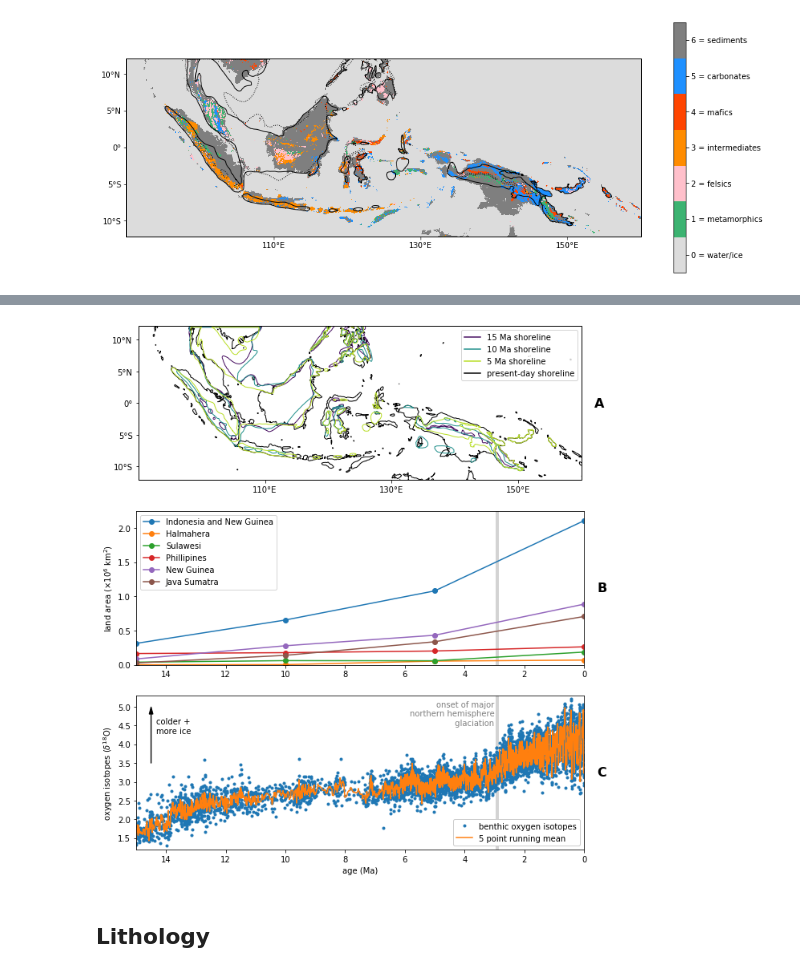
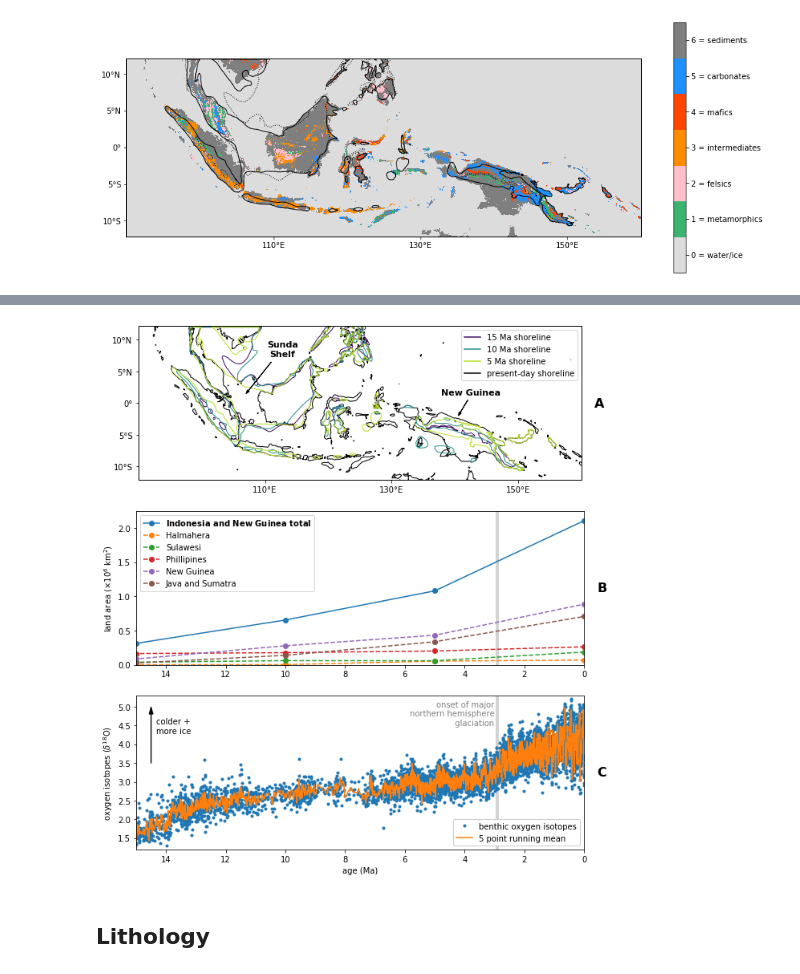
Before and after one commit to Swanson-Hysell-Group/GEOCLIM_Modern, a Jupyter notebook: Code/Notebooks/figures.ipynb, the cells around one changed output, grey strips where cells are left out. Drawn from its saved outputs; the diff is of its cells as text; code cells hidden in the pictures.

Commit message:
minor edits to figures, update references

```diff
--- a/Code/Notebooks/figures.ipynb
+++ b/Code/Notebooks/figures.ipynb
@@ -250,7 +250,18 @@ line_15Ma = mlines.Line2D([], [], color='#470E61FF', linestyle='-')
 line_10Ma = mlines.Line2D([], [], color='#21908CFF', linestyle='-')
 line_5Ma = mlines.Line2D([], [], color='#B9DE28FF', linestyle='-')
 line_0Ma = mlines.Line2D([], [], color='black', linestyle='-')
-plt.legend(handles=[line_15Ma,line_10Ma,line_5Ma,line_0Ma],labels=['15 Ma shoreline','10 Ma shoreline','5 Ma shoreline','present-day shoreline'])
+plt.legend(handles=[line_15Ma,line_10Ma,line_5Ma,line_0Ma],
+           labels=['15 Ma shoreline','10 Ma shoreline','5 Ma shoreline','present-day shoreline'])
+
+ax0.arrow(111,6.5,-4,-5,
+          shape='full', width=0.01, head_width=0.4, fc='k', length_includes_head=True)
+ax0.text(0.325, 0.85, 'Sunda\nShelf', fontsize=11, fontweight='bold',
+         horizontalalignment='center', verticalalignment='center', transform=ax0.transAxes)
+
+ax0.arrow(142,0.5,-1.5,-2.5,
+          shape='full', width=0.01, head_width=0.4, fc='k', length_includes_head=True)
+ax0.text(0.75, 0.57, 'New Guinea', fontsize=11, fontweight='bold',
+         horizontalalignment='center', verticalalignment='center', transform=ax0.transAxes)
 
 ## ISOTOPES ##
 
@@ -268,41 +279,40 @@ plt.legend(loc='lower right', framealpha=1)
 plt.ylim(1.2,5.3)
 plt.ylabel('oxygen isotopes ($\delta^{18}$O)')
 plt.xlabel('age (Ma)')
 ax1.arrow(14.5,3.5,0,1.5,
           shape='full', width=0.01, head_width=0.13, fc='k', length_includes_head=True)
 ax1.text(0.045, 0.8, 'colder +\nmore ice',
          horizontalalignment='left', verticalalignment='center', transform=ax1.transAxes)
 
 ## AREA ##
-
 ax2 = plt.subplot(3,1,2)
-plt.plot(shoreline_data.Age,shoreline_data.Sum_no_Sunda/1e6,'o-',label='Indonesia and New Guinea')
-plt.plot(shoreline_data.Age,shoreline_data.Halmahera_Area/1e6,'o-',label='Halmahera')
-plt.plot(shoreline_data.Age,shoreline_data.Sulawesi_Area/1e6,'o-',label='Sulawesi')
-plt.plot(shoreline_data.Age,shoreline_data.Phillipines_Area/1e6,'o-',label='Phillipines')
-plt.plot(shoreline_data.Age,shoreline_data.New_Guinea_Area/1e6,'o-',label='New Guinea')
-plt.plot(shoreline_data.Age,shoreline_data.Java_Sumatra_Area/1e6,'o-',label='Java Sumatra')
+plt.plot(shoreline_data.Age,shoreline_data.Sum_no_Sunda/1e6,'o-',label=r'$\bf{Indonesia\ and\ New\ Guinea\ total}$')
+plt.plot(shoreline_data.Age,shoreline_data.Halmahera_Area/1e6,'o--',label='Halmahera')
+plt.plot(shoreline_data.Age,shoreline_data.Sulawesi_Area/1e6,'o--',label='Sulawesi')
+plt.plot(shoreline_data.Age,shoreline_data.Phillipines_Area/1e6,'o--',label='Phillipines')
+plt.plot(shoreline_data.Age,shoreline_data.New_Guinea_Area/1e6,'o--',label='New Guinea')
+plt.plot(shoreline_data.Age,shoreline_data.Java_Sumatra_Area/1e6,'o--',label='Java and Sumatra')
 rect = patches.Rectangle((2.85,0),.12,3000000/1e6,linewidth=1,edgecolor='none',facecolor='lightgrey')
 ax2.add_patch(rect)
 plt.ylabel('land area ($\\times$10$^{6}$ km$^2$)')
 plt.legend()
 plt.xlim(15,0)
 plt.ylim(0,2.25)
 ax2.set_yticks(np.arange(0,2.25,0.5))
 #ax2.get_xaxis().set_ticklabels([])
 
 ax0.text(1.04, 0.5, 'A', fontsize=16, fontweight='bold',
          horizontalalignment='center', verticalalignment='center', transform=ax0.transAxes)
 ax1.text(1.04, 0.5, 'C', fontsize=16, fontweight='bold',
          horizontalalignment='center', verticalalignment='center', transform=ax1.transAxes)
 ax2.text(1.04, 0.5, 'B', fontsize=16, fontweight='bold',
          horizontalalignment='center', verticalalignment='center', transform=ax2.transAxes)
 
 plt.tight_layout()
 plt.savefig('../../Manuscript/Figures/shoreline_growth.pdf',bbox_inches='tight')
 plt.show()
 # %% [output]
-[figure, old version]
+[figure, new version]
 # %% [markdown]
 ## Lithology
 # %%
```
Also changed, not shown: 8 other files.
